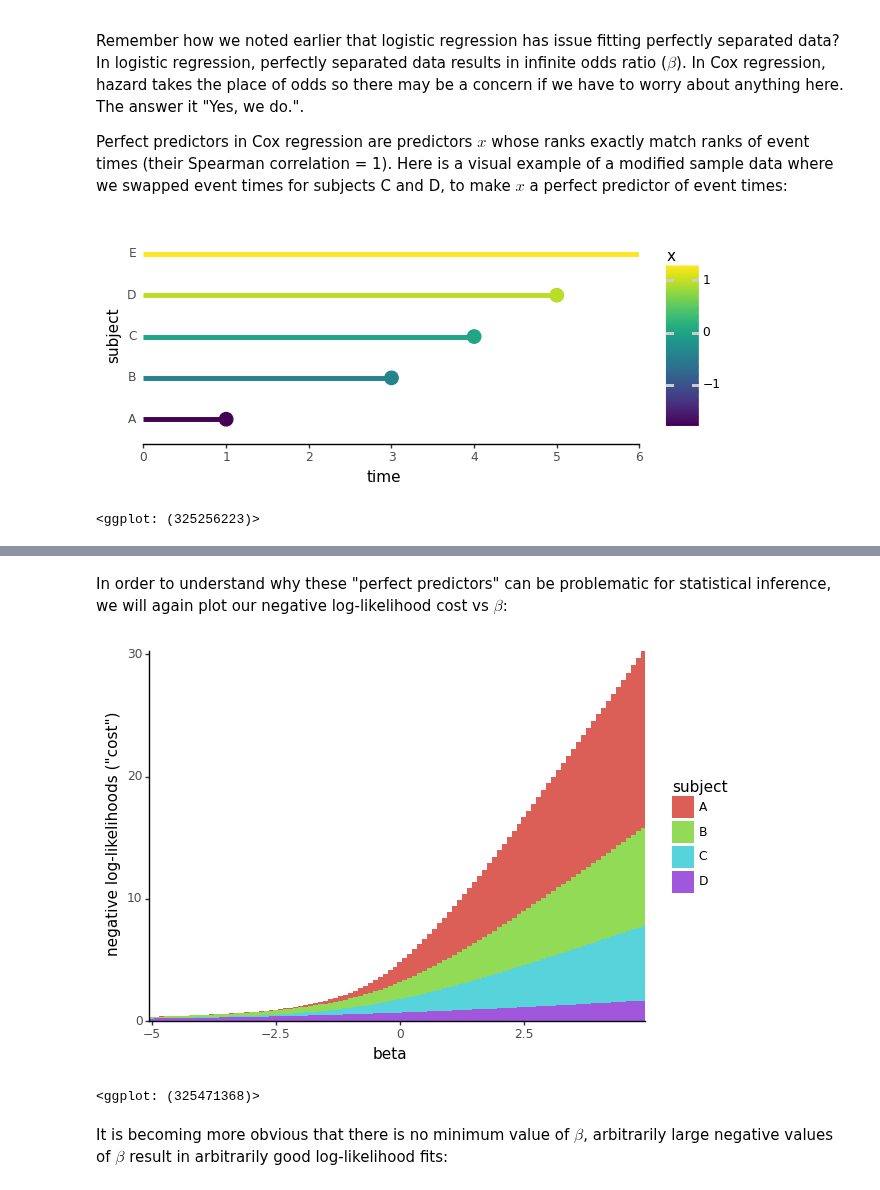
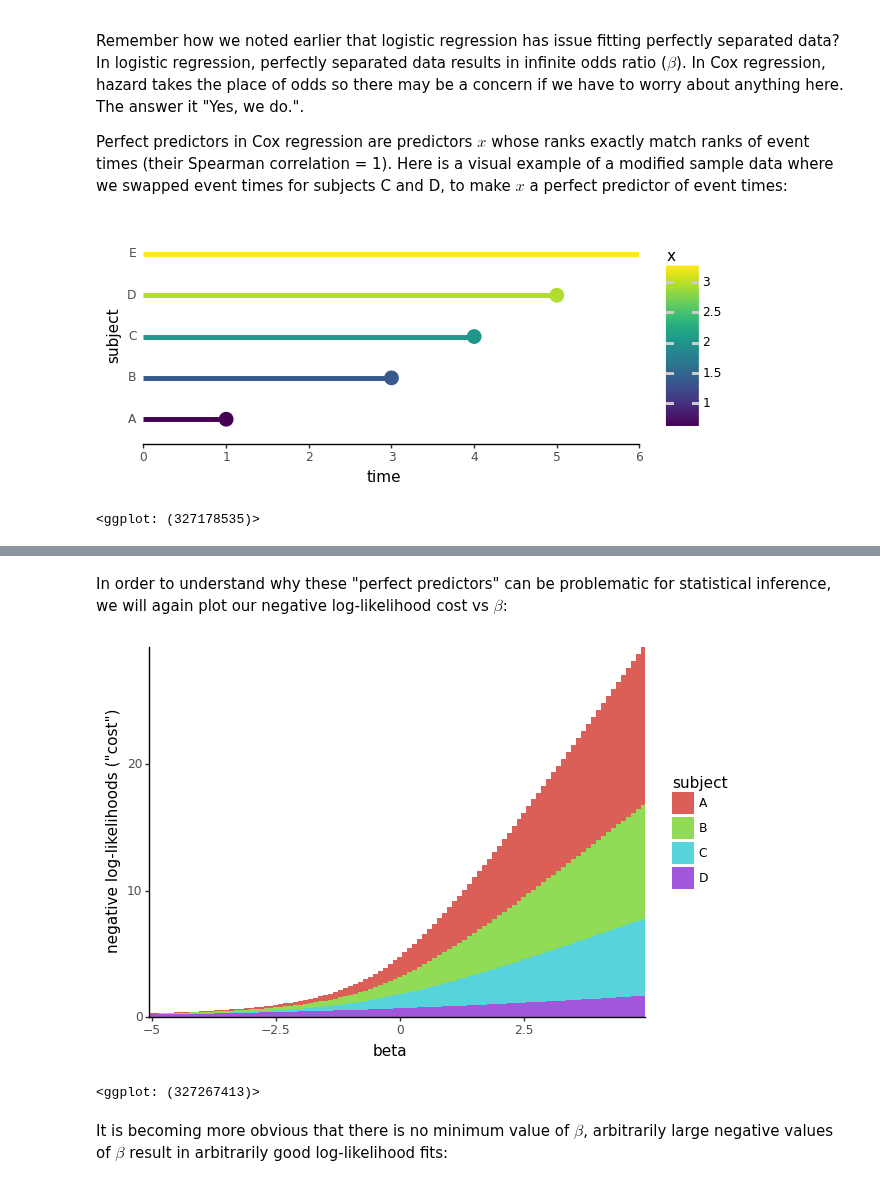
Before and after one commit to igor-sb/blog, a Jupyter notebook: posts/cox_perfect.ipynb, the cells around one changed output, grey strips where cells are left out. Drawn from its saved outputs; the diff is of its cells as text; code cells hidden in the pictures.

```diff
--- a/posts/cox_perfect.ipynb
+++ b/posts/cox_perfect.ipynb
@@ -9,24 +9,25 @@ Perfect predictors in Cox regression are predictors $x$ whose ranks exactly matc
 # %%
 import numpy as np
 import pandas as pd
 from cox.plots import (
     plot_subject_event_times,
     animate_subject_event_times_and_mark_at_risk,
     plot_cost_vs_beta,
 )
 
 
 perfect_df =  pd.DataFrame({
     'subject': ['A', 'B', 'C', 'D', 'E'],
     'time': [1, 3, 4, 5, 6],
     'event': [1, 1, 1, 1, 0],
-    'x': [-1.7, -0.4, 0.0, 0.9, 1.2],
+    # 'x': [-1.7, -0.4, 0.0, 0.9, 1.2],
+	'x': [0.7, 1.4, 2.0, 2.9, 3.2],
 })
 
 plot_subject_event_times(perfect_df, color_map='x')
 # %% [output]
-[figure, old version]
+[figure, new version]
-<ggplot: (325256223)>
+<ggplot: (327178535)>
 # %%
 animate_subject_event_times_and_mark_at_risk(
     perfect_df, color_map='x'
@@ -74,8 +75,8 @@ negloglik_sweep_betas_perfect_df = neg_log_likelihood_all_subjects_sweep_betas(
 )
 plot_cost_vs_beta(negloglik_sweep_betas_perfect_df, width=0.1)
 # %% [output]
-[figure, old version]
+[figure, new version]
-<ggplot: (325471368)>
+<ggplot: (327267413)>
 # %% [markdown]
 It is becoming more obvious that there is no minimum value of $\beta$, arbitrarily large negative values of $\beta$ result in arbitrarily good log-likelihood fits:
 # %%
```
Also changed, not shown: parts of 12 cells of this notebook.
